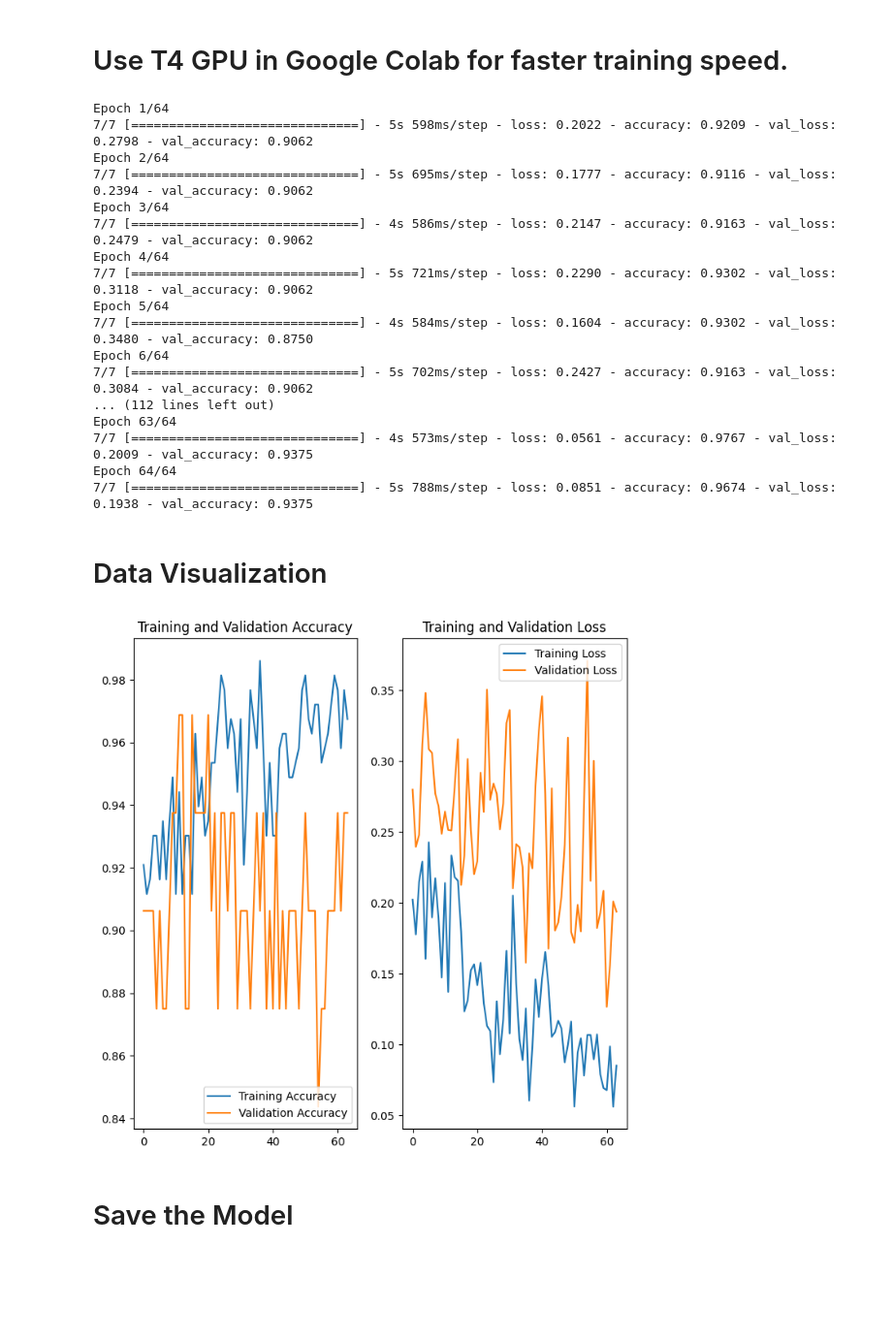
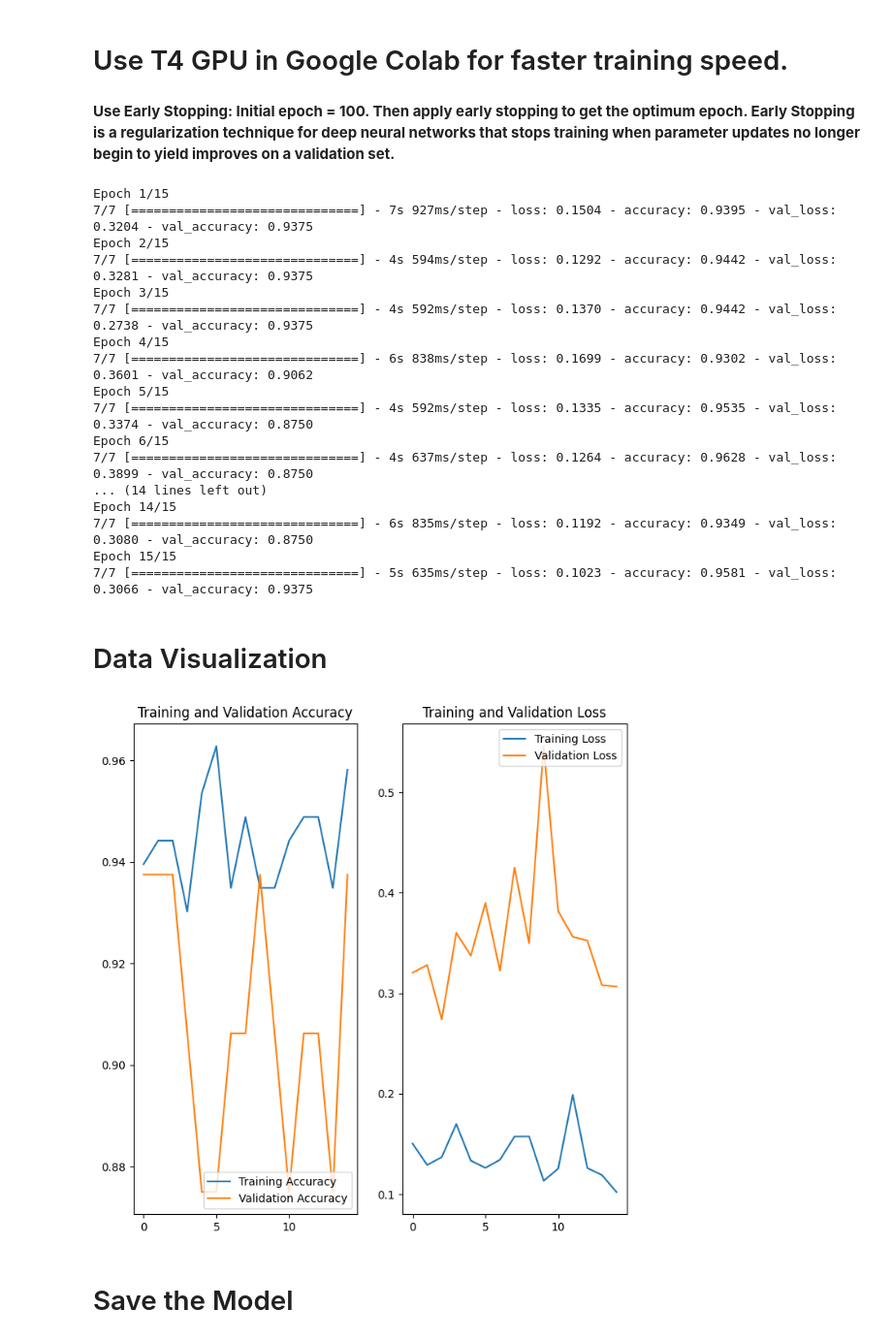
Before and after one commit to DebajyotiTalukder2001/ML-Repo, a Jupyter notebook: Machine-Learning-Projects/Brain-Tumor-Detection/brain-tumor-detection/BrainTumorDetection.ipynb, the cells around one changed output. Shown at 97% size. Saved outputs shown, nothing was run; the diff lists cells and outputs as text; code cells hidden in the pictures; blank space fills up the shorter version.

Commit message:
Initial Commit

```diff
--- a/Machine-Learning-Projects/Brain-Tumor-Detection/brain-tumor-detection/BrainTumorDetection.ipynb
+++ b/Machine-Learning-Projects/Brain-Tumor-Detection/brain-tumor-detection/BrainTumorDetection.ipynb
@@ -66,26 +66,28 @@ Non-trainable params: 0 (0.00 Byte)
 _________________________________________________________________
 # %% [markdown]
 # Use T4 GPU in Google Colab for faster training speed.
+# %% [markdown]
+**Use Early Stopping: Initial epoch = 100. Then apply early stopping to get the optimum epoch. Early Stopping is a regularization technique for deep neural networks that stops training when parameter updates no longer begin to yield improves on a validation set.**
 # %%
-model = cnn.fit(x = training_set , validation_data = test_set , epochs = 64)
+model = cnn.fit(x = training_set , validation_data = test_set , epochs = 15)
 # %% [output]
-Epoch 1/64
-7/7 [==============================] - 5s 598ms/step - loss: 0.2022 - accuracy: 0.9209 - val_loss: 0.2798 - val_accuracy: 0.9062
-Epoch 2/64
-7/7 [==============================] - 5s 695ms/step - loss: 0.1777 - accuracy: 0.9116 - val_loss: 0.2394 - val_accuracy: 0.9062
-Epoch 3/64
-7/7 [==============================] - 4s 586ms/step - loss: 0.2147 - accuracy: 0.9163 - val_loss: 0.2479 - val_accuracy: 0.9062
-Epoch 4/64
-7/7 [==============================] - 5s 721ms/step - loss: 0.2290 - accuracy: 0.9302 - val_loss: 0.3118 - val_accuracy: 0.9062
-Epoch 5/64
-7/7 [==============================] - 4s 584ms/step - loss: 0.1604 - accuracy: 0.9302 - val_loss: 0.3480 - val_accuracy: 0.8750
-Epoch 6/64
-7/7 [==============================] - 5s 702ms/step - loss: 0.2427 - accuracy: 0.9163 - val_loss: 0.3084 - val_accuracy: 0.9062
-... (112 lines left out)
-Epoch 63/64
-7/7 [==============================] - 4s 573ms/step - loss: 0.0561 - accuracy: 0.9767 - val_loss: 0.2009 - val_accuracy: 0.9375
-Epoch 64/64
-7/7 [==============================] - 5s 788ms/step - loss: 0.0851 - accuracy: 0.9674 - val_loss: 0.1938 - val_accuracy: 0.9375
+Epoch 1/15
+7/7 [==============================] - 7s 927ms/step - loss: 0.1504 - accuracy: 0.9395 - val_loss: 0.3204 - val_accuracy: 0.9375
+Epoch 2/15
+7/7 [==============================] - 4s 594ms/step - loss: 0.1292 - accuracy: 0.9442 - val_loss: 0.3281 - val_accuracy: 0.9375
+Epoch 3/15
+7/7 [==============================] - 4s 592ms/step - loss: 0.1370 - accuracy: 0.9442 - val_loss: 0.2738 - val_accuracy: 0.9375
+Epoch 4/15
+7/7 [==============================] - 6s 838ms/step - loss: 0.1699 - accuracy: 0.9302 - val_loss: 0.3601 - val_accuracy: 0.9062
+Epoch 5/15
+7/7 [==============================] - 4s 592ms/step - loss: 0.1335 - accuracy: 0.9535 - val_loss: 0.3374 - val_accuracy: 0.8750
+Epoch 6/15
+7/7 [==============================] - 4s 637ms/step - loss: 0.1264 - accuracy: 0.9628 - val_loss: 0.3899 - val_accuracy: 0.8750
+... (14 lines left out)
+Epoch 14/15
+7/7 [==============================] - 6s 835ms/step - loss: 0.1192 - accuracy: 0.9349 - val_loss: 0.3080 - val_accuracy: 0.8750
+Epoch 15/15
+7/7 [==============================] - 5s 635ms/step - loss: 0.1023 - accuracy: 0.9581 - val_loss: 0.3066 - val_accuracy: 0.9375
 # %%
 acc = model.history['accuracy']
 val_acc = model.history['val_accuracy']
@@ -97,20 +99,20 @@ val_loss = model.history['val_loss']
 import matplotlib.pyplot as plt
 # %%
 plt.figure(figsize=(8, 8))
-epochs_range = range(64)
+epochs_range = range(15)
 plt.subplot(1, 2, 1)
 plt.plot(epochs_range, acc, label='Training Accuracy')
 plt.plot(epochs_range, val_acc, label='Validation Accuracy')
 plt.legend(loc='lower right')
 plt.title('Training and Validation Accuracy')
 plt.subplot(1, 2, 2)
 plt.plot(epochs_range, loss, label='Training Loss')
 plt.plot(epochs_range, val_loss, label='Validation Loss')
 plt.legend(loc='upper right')
 plt.title('Training and Validation Loss')
 plt.show()
 # %% [output]
-[figure, old version]
+[figure, new version]
 # %% [markdown]
 # Save the Model
 # %%
```
Also changed, not shown: parts of 7 cells of this notebook.
